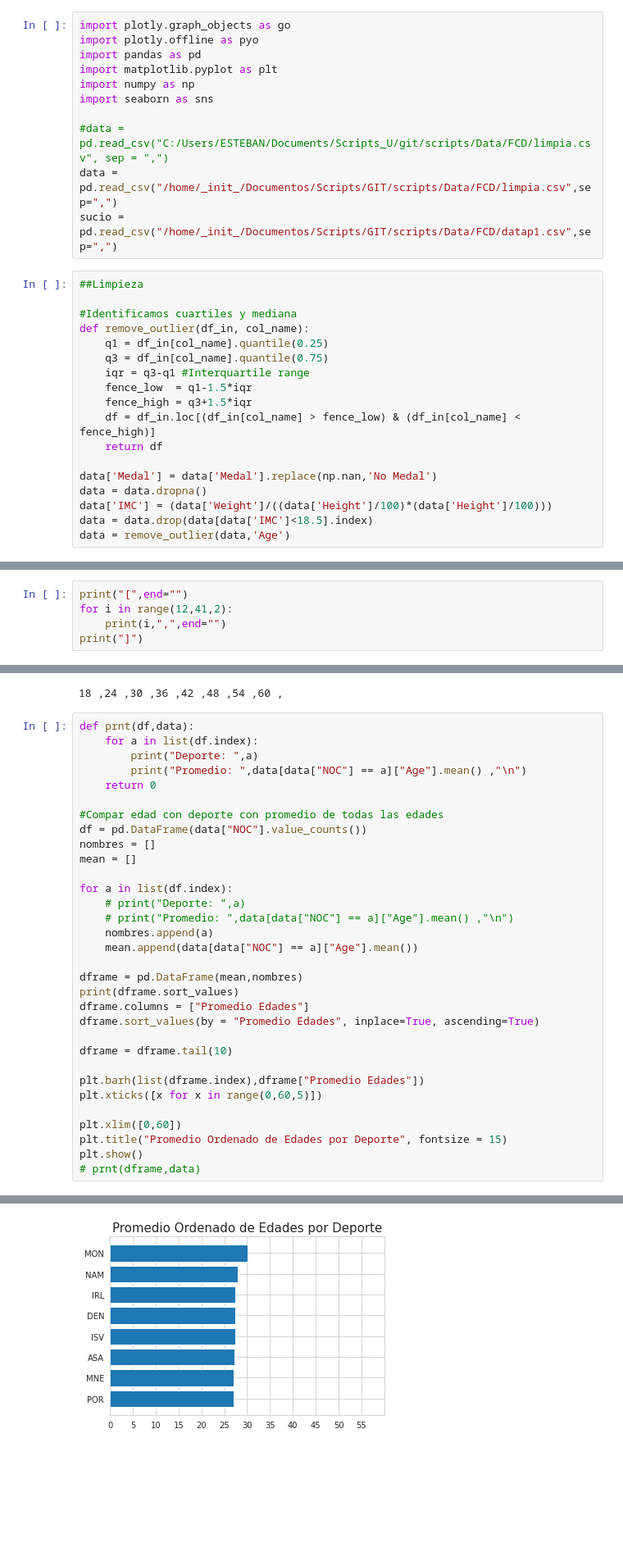
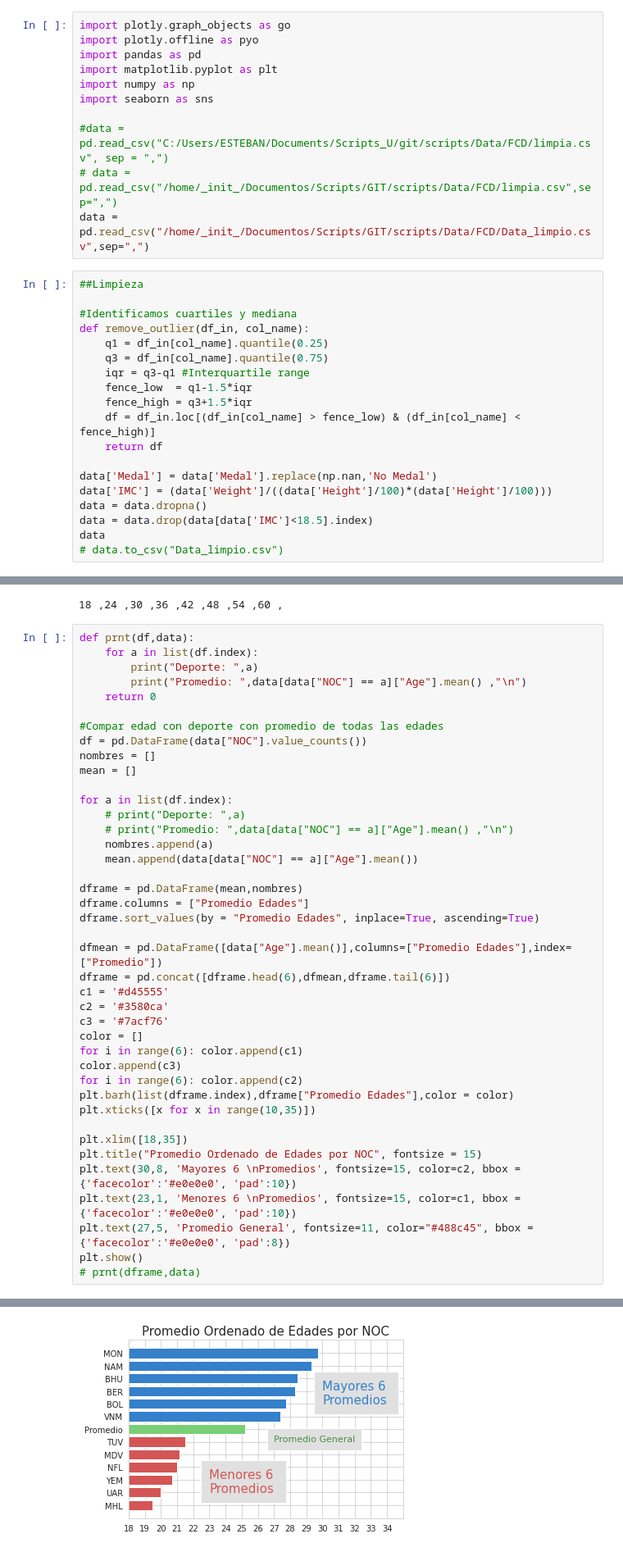
Before and after one commit to stbs22/scripts, a Jupyter notebook: Python/plot.ipynb, the cells around one changed output, grey strips where cells are left out. Shown at 82% size. Cells and saved outputs as stored; diff of their text form; blank space fills up the shorter version.

```diff
--- a/Python/plot.ipynb
+++ b/Python/plot.ipynb
@@ -7,8 +7,8 @@ import numpy as np
 import seaborn as sns
 
 #data = pd.read_csv("C:/Users/ESTEBAN/Documents/Scripts_U/git/scripts/Data/FCD/limpia.csv", sep = ",")
-data = pd.read_csv("/home/_init_/Documentos/Scripts/GIT/scripts/Data/FCD/limpia.csv",sep=",")
-sucio = pd.read_csv("/home/_init_/Documentos/Scripts/GIT/scripts/Data/FCD/datap1.csv",sep=",")
+# data = pd.read_csv("/home/_init_/Documentos/Scripts/GIT/scripts/Data/FCD/limpia.csv",sep=",")
+data = pd.read_csv("/home/_init_/Documentos/Scripts/GIT/scripts/Data/FCD/Data_limpio.csv",sep=",")
 # %%
 ##Limpieza
 
@@ -23,7 +23,8 @@ def remove_outlier(df_in, col_name):
     return df
 
 data['Medal'] = data['Medal'].replace(np.nan,'No Medal')
+data['IMC'] = (data['Weight']/((data['Height']/100)*(data['Height']/100)))
 data = data.dropna()
-data['IMC'] = (data['Weight']/((data['Height']/100)*(data['Height']/100)))
 data = data.drop(data[data['IMC']<18.5].index)
-data = remove_outlier(data,'Age')
+data
+# data.to_csv("Data_limpio.csv")
@@ -30,5 +44,0 @@ data = remove_outlier(data,'Age')
-# %%
-print("[",end="")
-for i in range(12,41,2):
-    print(i,",",end="")
-print("]")
@@ -166,17 +179,26 @@ for a in list(df.index):
     mean.append(data[data["NOC"] == a]["Age"].mean())
 
 dframe = pd.DataFrame(mean,nombres)
-print(dframe.sort_values)
 dframe.columns = ["Promedio Edades"]
 dframe.sort_values(by = "Promedio Edades", inplace=True, ascending=True)
 
-dframe = dframe.tail(10)
+dfmean = pd.DataFrame([data["Age"].mean()],columns=["Promedio Edades"],index=["Promedio"])
+dframe = pd.concat([dframe.head(6),dfmean,dframe.tail(6)])
+c1 = '#d45555'
+c2 = '#3580ca'
+c3 = '#7acf76'
+color = []
+for i in range(6): color.append(c1)
+color.append(c3)
+for i in range(6): color.append(c2)
+plt.barh(list(dframe.index),dframe["Promedio Edades"],color = color)
+plt.xticks([x for x in range(10,35)])
 
-plt.barh(list(dframe.index),dframe["Promedio Edades"])
-plt.xticks([x for x in range(0,60,5)])
-
-plt.xlim([0,60])
-plt.title("Promedio Ordenado de Edades por Deporte", fontsize = 15)
+plt.xlim([18,35])
+plt.title("Promedio Ordenado de Edades por NOC", fontsize = 15)
+plt.text(30,8, 'Mayores 6 \nPromedios', fontsize=15, color=c2, bbox ={'facecolor':'#e0e0e0', 'pad':10})
+plt.text(23,1, 'Menores 6 \nPromedios', fontsize=15, color=c1, bbox ={'facecolor':'#e0e0e0', 'pad':10})
+plt.text(27,5, 'Promedio General', fontsize=11, color="#488c45", bbox ={'facecolor':'#e0e0e0', 'pad':8})
 plt.show()
 # prnt(dframe,data)
 # %% [output]
@@ -197 +205 @@ NFL  21.000000
-[figure, old version]
+[figure, new version]
```
Also changed, not shown: parts of 14 cells of this notebook, 7 other files.
